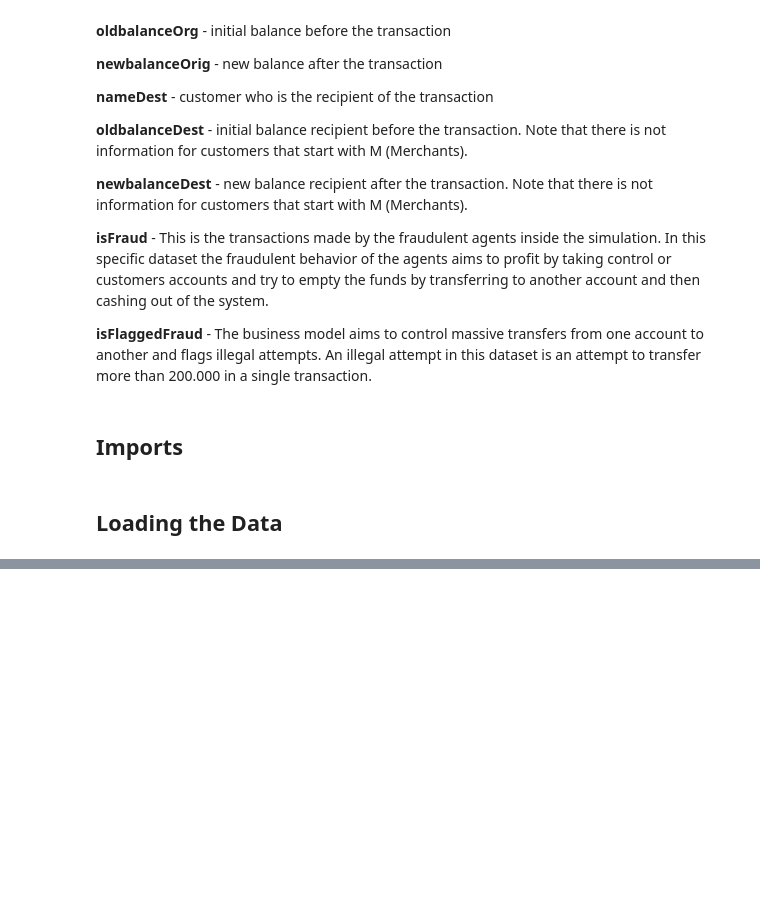
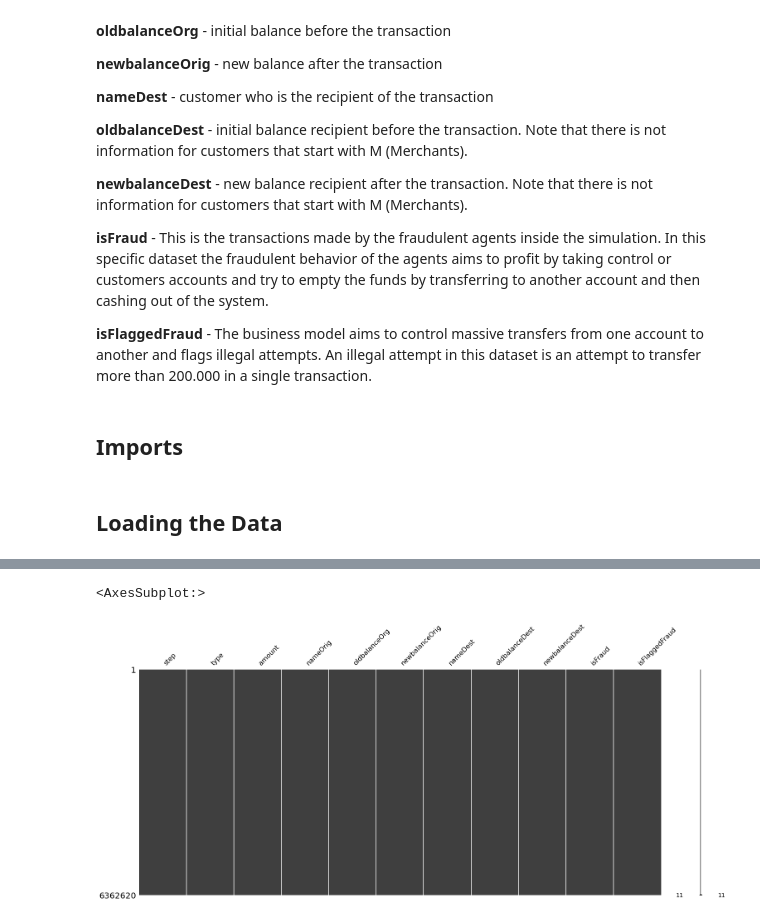
Before and after one commit to jayguptacal/BankingAndInvestments, a Jupyter notebook: FinancialFraudDetection/Financial_Frauds_DataWrangling.ipynb, the cells around one changed output, grey strips where cells are left out. Drawn from its saved outputs; the diff is of its cells as text; code cells hidden in the pictures; blank space fills up the shorter version.

```diff
--- a/FinancialFraudDetection/Financial_Frauds_DataWrangling.ipynb
+++ b/FinancialFraudDetection/Financial_Frauds_DataWrangling.ipynb
@@ -72,5 +80,5 @@ import missingno as msno
 # %% [markdown]
 ## Loading the Data<a id='1.4_Loading_Data'></a>
 # %%
-# Loading the csv data file here
-findata = pd.read_csv('../FinancaialFraudDetection/raw-data/PS_20174392719_1491204439457_log.csv')
+# Loading the csv data file here from the raw-data folder
+data = pd.read_csv('../FinancialFraudDetection/raw-data/PS_20174392719_1491204439457_log.csv')
@@ -76,0 +149,6 @@ findata = pd.read_csv('../FinancaialFraudDetection/raw-data/PS_20174392719_14912
+# %%
+# Using the msno package to verify the missing values
+msno.matrix(data)
+# %% [output]
+<AxesSubplot:>
+[figure, added]
```
Also changed, not shown: parts of 25 cells of this notebook.
